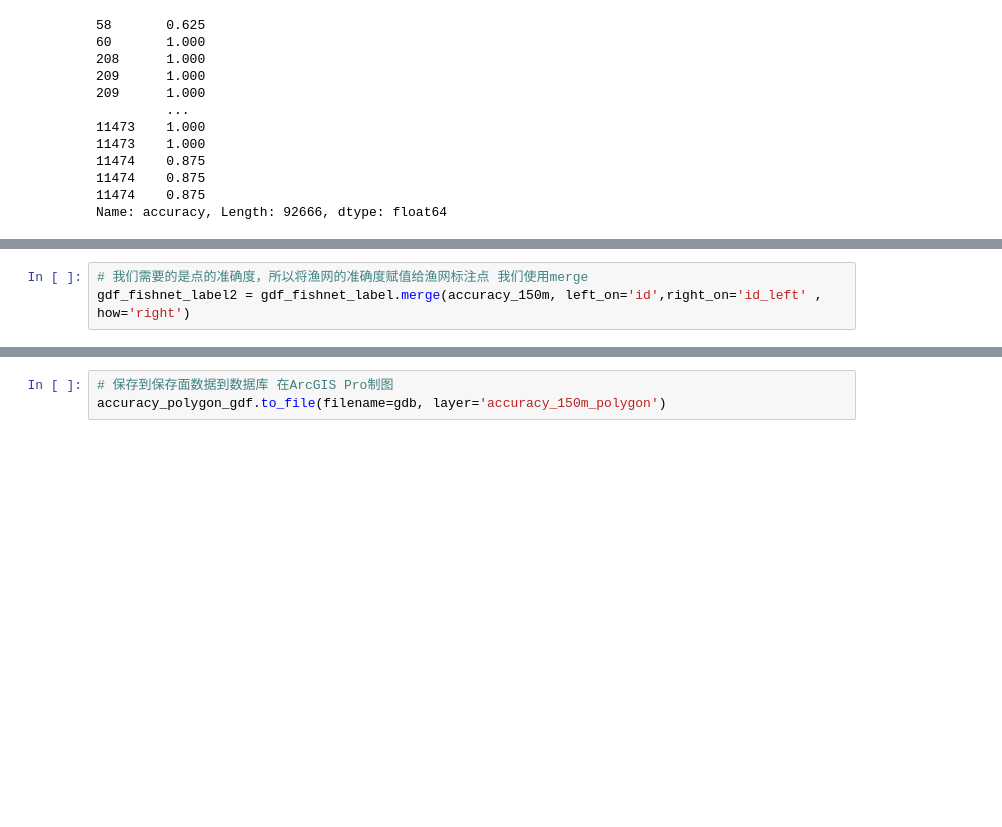
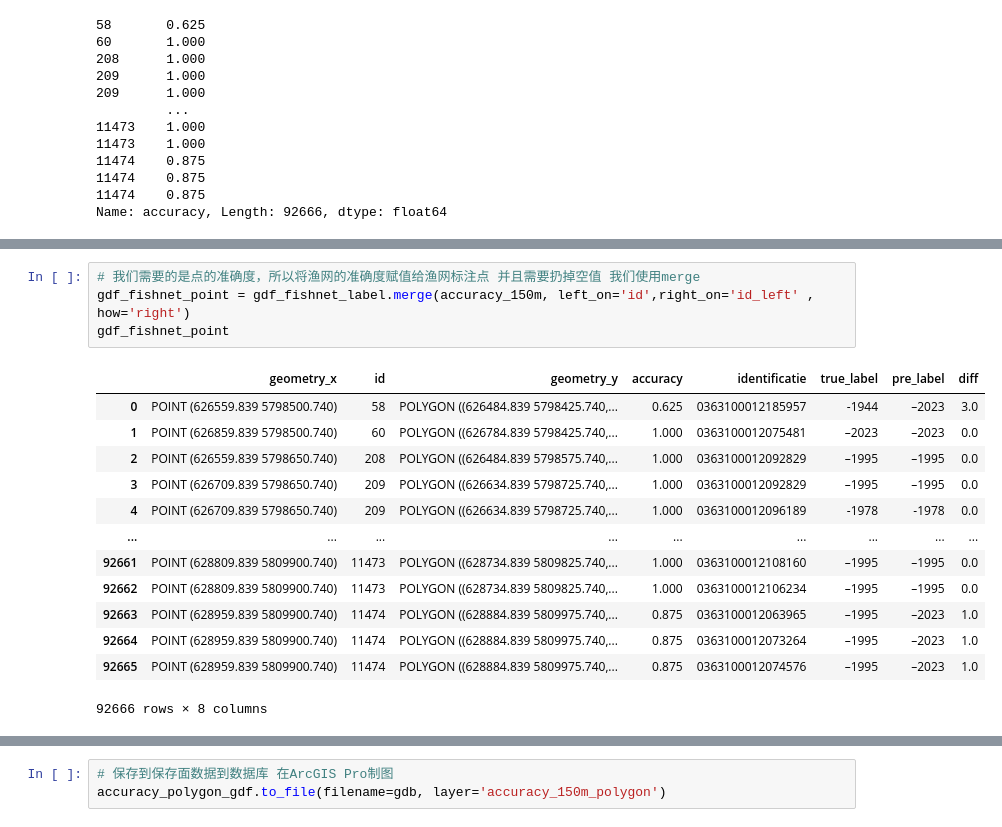
Before and after one commit to dengdengdengfei/Paper_Replication--Understanding-architecture-age-and-style-through-deep-learning, a Jupyter notebook: 4.1-对建筑年代进行深度学习训练和预测/notebook/4.1.5-使用ArcGIS-Pro和Arcy制作建筑年代预测结果在150米精度范围的准确度.ipynb, the cells around one changed output, grey strips where cells are left out. Cells and saved outputs as stored; diff of their text form; blank space fills up the shorter version.

```diff
--- a/4.1-对建筑年代进行深度学习训练和预测/notebook/4.1.5-使用ArcGIS-Pro和Arcy制作建筑年代预测结果在150米精度范围的准确度.ipynb
+++ b/4.1-对建筑年代进行深度学习训练和预测/notebook/4.1.5-使用ArcGIS-Pro和Arcy制作建筑年代预测结果在150米精度范围的准确度.ipynb
@@ -321,3 +292,18 @@ gdf_fishnet_label
 # %%
-# 我们需要的是点的准确度，所以将渔网的准确度赋值给渔网标注点 我们使用merge
-gdf_fishnet_label2 = gdf_fishnet_label.merge(accuracy_150m, left_on='id',right_on='id_left' , how='right')
+# 我们需要的是点的准确度，所以将渔网的准确度赋值给渔网标注点 并且需要扔掉空值 我们使用merge
+gdf_fishnet_point = gdf_fishnet_label.merge(accuracy_150m, left_on='id',right_on='id_left' , how='right')
+gdf_fishnet_point
+# %% [output]
+|  | geometry_x | id | geometry_y | accuracy | identificatie | true_label | pre_label | diff |
+| 0 | POINT (626559.839 5798500.740) | 58 | POLYGON ((626484.839 5798425.740,... | 0.625 | 0363100012185957 | -1944 | –2023 | 3.0 |
+| 1 | POINT (626859.839 5798500.740) | 60 | POLYGON ((626784.839 5798425.740,... | 1.000 | 0363100012075481 | –2023 | –2023 | 0.0 |
+| 2 | POINT (626559.839 5798650.740) | 208 | POLYGON ((626484.839 5798575.740,... | 1.000 | 0363100012092829 | –1995 | –1995 | 0.0 |
+| 3 | POINT (626709.839 5798650.740) | 209 | POLYGON ((626634.839 5798725.740,... | 1.000 | 0363100012092829 | –1995 | –1995 | 0.0 |
+| 4 | POINT (626709.839 5798650.740) | 209 | POLYGON ((626634.839 5798725.740,... | 1.000 | 0363100012096189 | -1978 | -1978 | 0.0 |
+| ... | ... | ... | ... | ... | ... | ... | ... | ... |
+| 92661 | POINT (628809.839 5809900.740) | 11473 | POLYGON ((628734.839 5809825.740,... | 1.000 | 0363100012108160 | –1995 | –1995 | 0.0 |
+| 92662 | POINT (628809.839 5809900.740) | 11473 | POLYGON ((628734.839 5809825.740,... | 1.000 | 0363100012106234 | –1995 | –1995 | 0.0 |
+| 92663 | POINT (628959.839 5809900.740) | 11474 | POLYGON ((628884.839 5809975.740,... | 0.875 | 0363100012063965 | –1995 | –2023 | 1.0 |
+| 92664 | POINT (628959.839 5809900.740) | 11474 | POLYGON ((628884.839 5809975.740,... | 0.875 | 0363100012073264 | –1995 | –2023 | 1.0 |
+| 92665 | POINT (628959.839 5809900.740) | 11474 | POLYGON ((628884.839 5809975.740,... | 0.875 | 0363100012074576 | –1995 | –2023 | 1.0 |
+92666 rows × 8 columns
```
Also changed, not shown: parts of 11 cells of this notebook, 3 other files.
